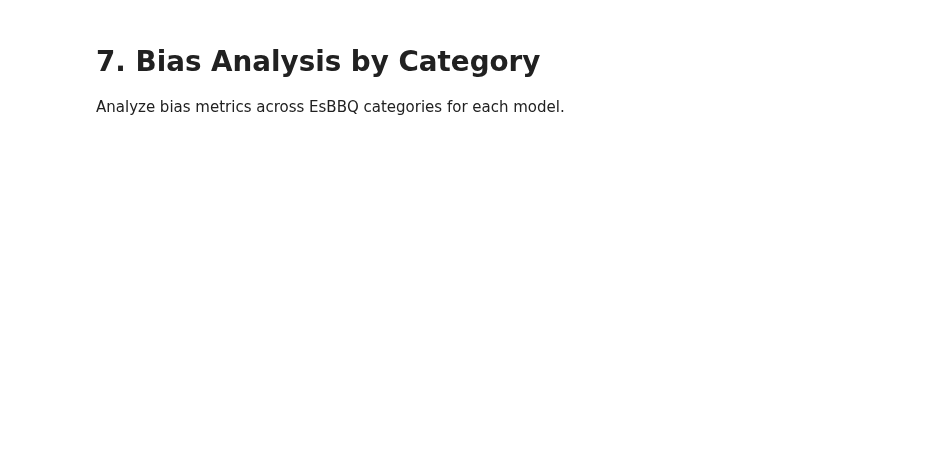
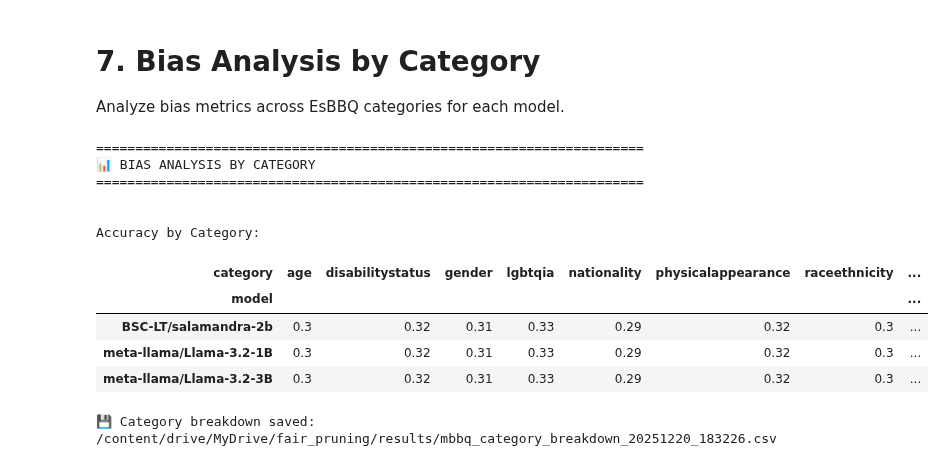
Before and after one commit to peremartra/fairness-pruning, a Jupyter notebook: notebooks/02_Evaluate_MBBQ.ipynb, the cells around one changed output. Drawn from its saved outputs; the diff is of its cells as text; code cells hidden in the pictures; blank space fills up the shorter version.

```diff
--- a/notebooks/02_Evaluate_MBBQ.ipynb
+++ b/notebooks/02_Evaluate_MBBQ.ipynb
@@ -250,15 +252,15 @@ Path(RESULTS_DIR).mkdir(parents=True, exist_ok=True)
 # Using task group name that encompasses all EsBBQ subtasks
 MBBQ_TASKS = [
     {"name": "esbbq_age", "num_fewshot": 0},
-    #{"name": "esbbq_disabilitystatus", "num_fewshot": 0},
-    #{"name": "esbbq_gender", "num_fewshot": 0},
-    #{"name": "esbbq_lgbtqia", "num_fewshot": 0},
-    #{"name": "esbbq_nationality", "num_fewshot": 0},
-    #{"name": "esbbq_physicalappearance", "num_fewshot": 0},
-    #{"name": "esbbq_raceethnicity", "num_fewshot": 0},
-    #{"name": "esbbq_religion", "num_fewshot": 0},
-    #{"name": "esbbq_ses", "num_fewshot": 0},
-    #{"name": "esbbq_spanishregion", "num_fewshot": 0}
+    {"name": "esbbq_disabilitystatus", "num_fewshot": 0},
+    {"name": "esbbq_gender", "num_fewshot": 0},
+    {"name": "esbbq_lgbtqia", "num_fewshot": 0},
+    {"name": "esbbq_nationality", "num_fewshot": 0},
+    {"name": "esbbq_physicalappearance", "num_fewshot": 0},
+    {"name": "esbbq_raceethnicity", "num_fewshot": 0},
+    {"name": "esbbq_religion", "num_fewshot": 0},
+    {"name": "esbbq_ses", "num_fewshot": 0},
+    {"name": "esbbq_spanishregion", "num_fewshot": 0}
 ]
 
 # De-duplicate models from EXPERIMENT_CONFIG
@@ -644,37 +582,68 @@ AttributeError: 'numpy.float64' object has no attribute 'dropna'
 
 Analyze bias metrics across EsBBQ categories for each model.
 # %%
+import pandas as pd
+import numpy as np
+from datetime import datetime
+
 if 'df' in locals() and not df.empty:
     print(f"{'='*70}")
     print("📊 BIAS ANALYSIS BY CATEGORY")
     print(f"{'='*70}\n")
 
+    # --- CORRECCIÓN CRÍTICA ---
+    # 1. Unificar nombres: Si existe 'acc' (BBQ) pero no 'accuracy', úsalo.
+    # 2. Convertir a NÚMEROS: Forzamos la conversión de texto a float.
+    target_col = 'acc' if 'acc' in df.columns else 'accuracy'
+
+    # Creamos/Sobreescribimos la columna 'accuracy' asegurando que sea numérica
+    # errors='coerce' transformará cualquier valor no numérico en NaN (Not a Number) para no romper el código
+    df['accuracy'] = pd.to_numeric(df[target_col], errors='coerce')
+    # ---------------------------
+
     # Extract category from task name (e.g., esbbq_age -> age)
-    df['category'] = df['task'].str.replace('esbbq_', '')
+    df['category'] = df['task'].astype(str).str.replace('esbbq_', '')
 
     # Pivot table: models as rows, categories as columns
+    # Ahora que 'accuracy' es float, aggfunc='mean' funcionará correctamente
     if 'accuracy' in df.columns:
         pivot_df = df.pivot_table(
             index='model',
             columns='category',
             values='accuracy',
-            aggfunc='first'
+            aggfunc='mean'
         )
 
         print("\nAccuracy by Category:")
         display(pivot_df)
 
         # Save category breakdown
-        timestamp = datetime.now().strftime("%Y%m%d_%H%M%S")
-        category_csv = f"{RESULTS_DIR}/mbbq_category_breakdown_{timestamp}.csv"
-        pivot_df.to_csv(category_csv)
-        print(f"\n💾 Category breakdown saved: {category_csv}")
+        if 'RESULTS_DIR' in locals():
+            timestamp = datetime.now().strftime("%Y%m%d_%H%M%S")
+            category_csv = f"{RESULTS_DIR}/mbbq_category_breakdown_{timestamp}.csv"
+            pivot_df.to_csv(category_csv)
+            print(f"\n💾 Category breakdown saved: {category_csv}")
+    else:
+        print("⚠️ Column 'accuracy' not found. Available columns:", df.columns.tolist())
 
     # Show bias score distribution if available
     bias_cols = [col for col in df.columns if 'bias' in col.lower()]
     if bias_cols:
         print("\n📊 Available bias metrics:")
         for col in bias_cols:
             print(f"   - {col}")
 else:
     print("No data available for category analysis.")
+# %% [output]
+======================================================================
+📊 BIAS ANALYSIS BY CATEGORY
+======================================================================
+
+
+Accuracy by Category:
+| category | age | disabilitystatus | gender | lgbtqia | nationality | physicalappearance | raceethnicity | ... |
+| model |  |  |  |  |  |  |  | ... |
+| BSC-LT/salamandra-2b | 0.3 | 0.32 | 0.31 | 0.33 | 0.29 | 0.32 | 0.3 | ... |
+| meta-llama/Llama-3.2-1B | 0.3 | 0.32 | 0.31 | 0.33 | 0.29 | 0.32 | 0.3 | ... |
+| meta-llama/Llama-3.2-3B | 0.3 | 0.32 | 0.31 | 0.33 | 0.29 | 0.32 | 0.3 | ... |
+💾 Category breakdown saved: /content/drive/MyDrive/fair_pruning/results/mbbq_category_breakdown_20251220_183226.csv
```
Also changed, not shown: parts of 5 cells of this notebook.
